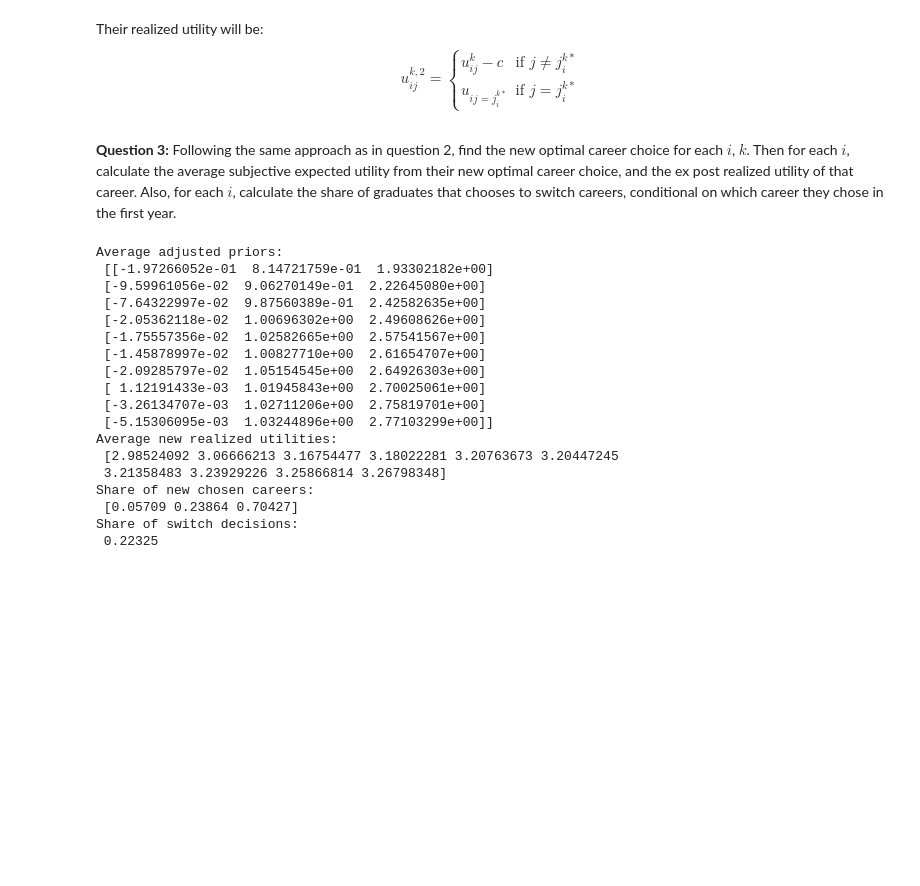
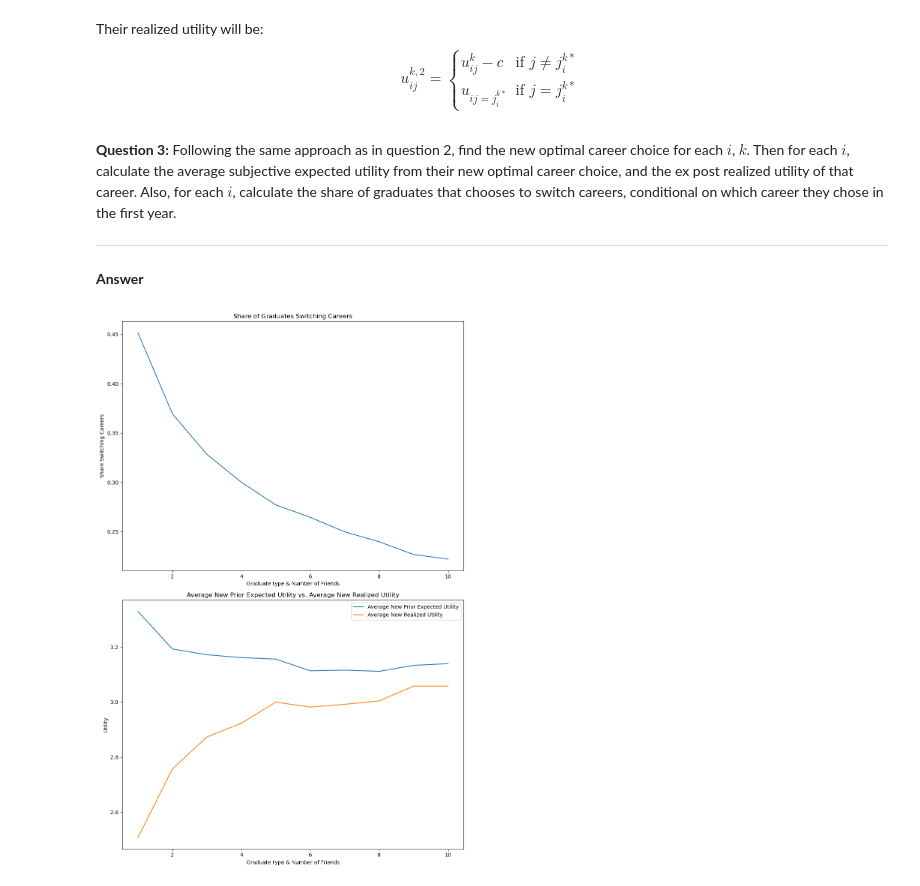
Before and after one commit to NumEconCopenhagen/projects-2024-mathias-mikkel-gabriele, a Jupyter notebook: examproject/exam_2024 copy.ipynb, the cells around one changed output. Cells and saved outputs as stored; diff of their text form; code cells hidden in the pictures; blank space fills up the shorter version.

```diff
--- a/examproject/exam_2024 copy.ipynb
+++ b/examproject/exam_2024 copy.ipynb
@@ -269,54 +162,9 @@ u^{k,2}_{ij}= \begin{cases}
 $$
 # %% [markdown]
 **Question 3:** Following the same approach as in question 2, find the new optimal career choice for each $i$, $k$. Then for each $i$, calculate the average subjective expected utility from their new optimal career choice, and the ex post realized utility of that career. Also, for each $i$, calculate the share of graduates that chooses to switch careers, conditional on which career they chose in the first year. <br>
+__________________________________________________________________________________________
+**Answer**
-# %%
-# Number of iterations
-K = 10000
-
-# Initialize cumulative results
-cumulative_adjusted_priors = np.zeros((par.N, par.J))
-cumulative_new_real_util = np.zeros(par.N)
-cumulative_new_chosen_career = np.zeros(par.J)
-cumulative_switch_decisions = 0
-
-for _ in range(K):
-    new_chosen_career, switch_decisions, adjusted_priors, new_real_util = career.career_switching()
-
-    cumulative_adjusted_priors += adjusted_priors
-    cumulative_new_real_util += new_real_util
-
-    for i in range(par.J):
-        cumulative_new_chosen_career[i] += np.sum(new_chosen_career == i)
-
-    cumulative_switch_decisions += np.sum(switch_decisions)
-
-# Calculate averages
-average_adjusted_priors = cumulative_adjusted_priors / K
-average_new_real_util = cumulative_new_real_util / K
-share_new_chosen_career = cumulative_new_chosen_career / (par.N * K)
-share_switch_decisions = cumulative_switch_decisions / (par.N * K)
-
-# Print results
-print("Average adjusted priors:\n", average_adjusted_priors)
-print("Average new realized utilities:\n", average_new_real_util)
-print("Share of new chosen careers:\n", share_new_chosen_career)
-print("Share of switch decisions:\n", share_switch_decisions)
-# %% [output]
-Average adjusted priors:
- [[-1.97266052e-01  8.14721759e-01  1.93302182e+00]
- [-9.59961056e-02  9.06270149e-01  2.22645080e+00]
- [-7.64322997e-02  9.87560389e-01  2.42582635e+00]
- [-2.05362118e-02  1.00696302e+00  2.49608626e+00]
- [-1.75557356e-02  1.02582665e+00  2.57541567e+00]
- [-1.45878997e-02  1.00827710e+00  2.61654707e+00]
- [-2.09285797e-02  1.05154545e+00  2.64926303e+00]
- [ 1.12191433e-03  1.01945843e+00  2.70025061e+00]
- [-3.26134707e-03  1.02711206e+00  2.75819701e+00]
- [-5.15306095e-03  1.03244896e+00  2.77103299e+00]]
-Average new realized utilities:
- [2.98524092 3.06666213 3.16754477 3.18022281 3.20763673 3.20447245
- 3.21358483 3.23929226 3.25866814 3.26798348]
-Share of new chosen careers:
- [0.05709 0.23864 0.70427]
-Share of switch decisions:
- 0.22325
+# %%
+new_choices, average_new_prior_expected_utilities, average_new_realized_utilities, switch_decisions = career.simulate_switching_career(choices=choices, realized_utilities=realized_utilities, seed=seed)
+# %% [output]
+[figure, added]
```
Also changed, not shown: parts of 13 cells of this notebook, 2 other files.
